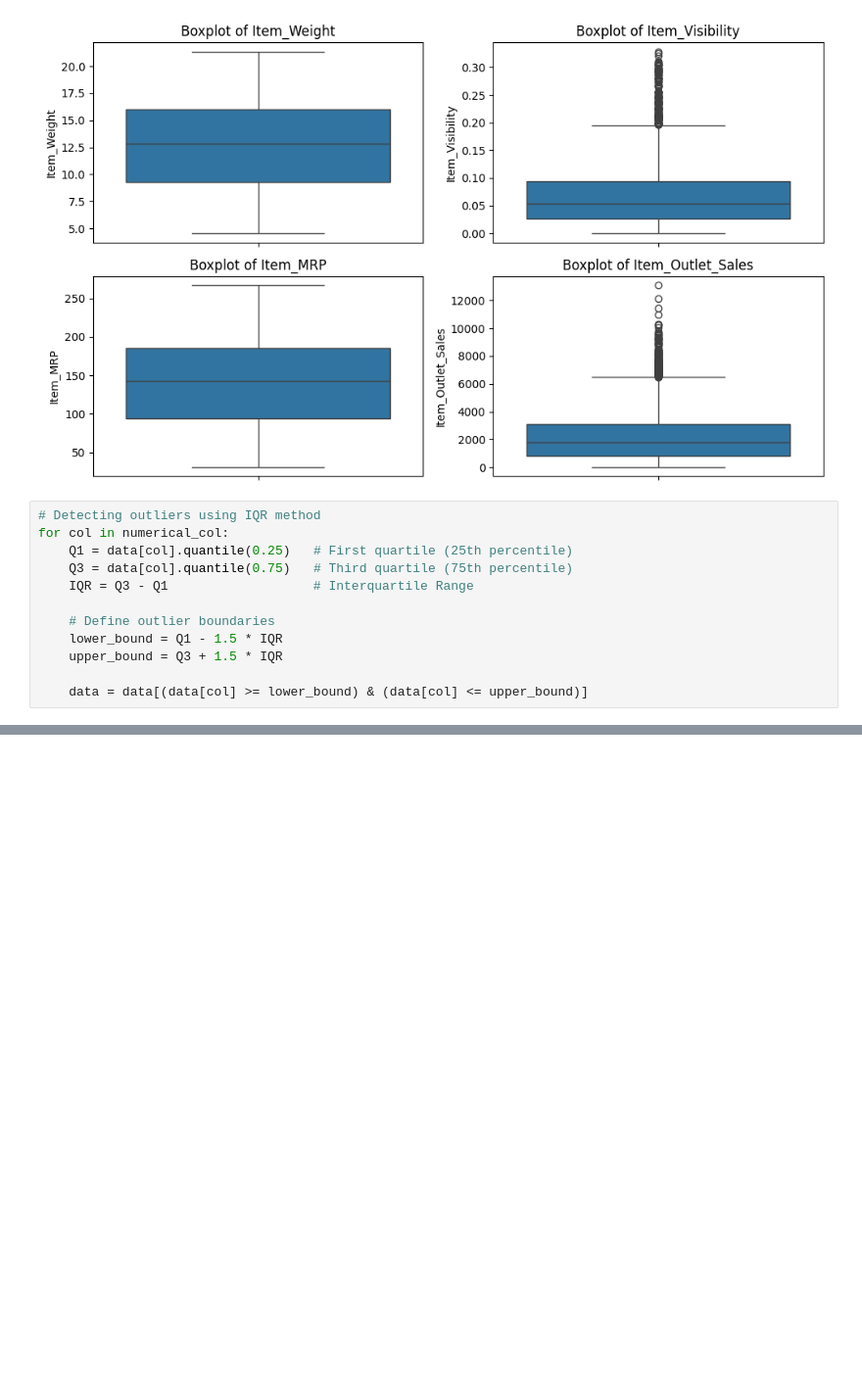
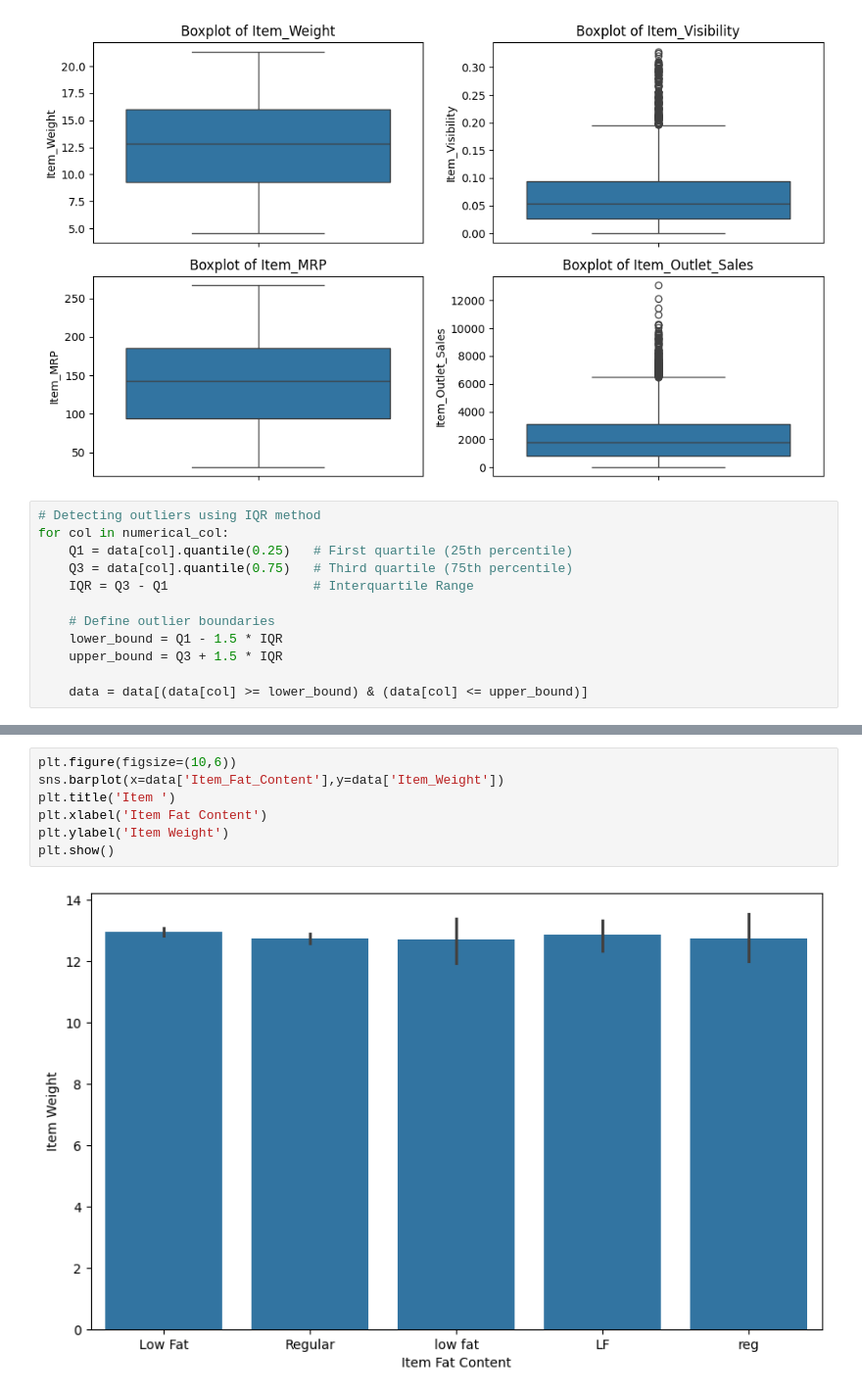
Before and after one commit to Alibubere/BigMart_Sales_Analysis, a Jupyter notebook: BigMart_Sales_Analysis.ipynb, the cells around one changed output, grey strips where cells are left out. Shown: that part at 98% size. Drawn from its saved outputs; the diff is of its cells as text; blank space fills up the shorter version.

```diff
--- a/BigMart_Sales_Analysis.ipynb
+++ b/BigMart_Sales_Analysis.ipynb
@@ -103,0 +122,9 @@ for col in numerical_col:
+# %%
+plt.figure(figsize=(10,6))
+sns.barplot(x=data['Item_Fat_Content'],y=data['Item_Weight'])
+plt.title('Item ')
+plt.xlabel('Item Fat Content')
+plt.ylabel('Item Weight')
+plt.show()
+# %% [output]
+[figure, added]
```
Also changed, not shown: parts of 4 cells of this notebook.
